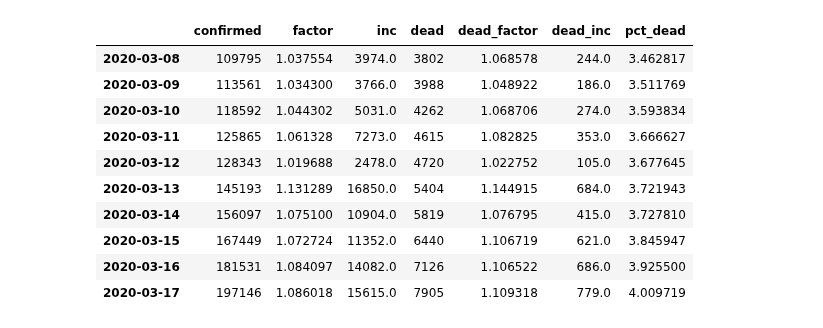
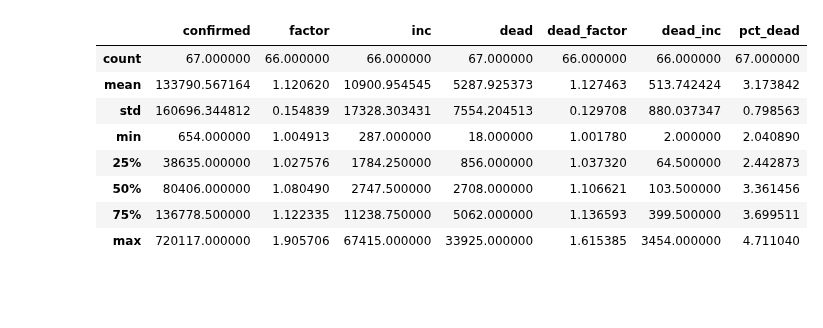
Before and after one commit to tolex3/note, a Jupyter notebook: covid_confirmed.ipynb, the cells around one changed output. Saved outputs shown, nothing was run; the diff lists cells and outputs as text; code cells hidden in the pictures; blank space fills up the shorter version.

```diff
--- a/covid_confirmed.ipynb
+++ b/covid_confirmed.ipynb
@@ -8,10 +8,10 @@ import seaborn as sns
 sns.set()
 
 df_confirmed = pd.read_csv(
-    '../../corona/COVID-19/csse_covid_19_data/csse_covid_19_time_series/time_series_19-covid-Confirmed.csv',
+    '../../corona/COVID-19/csse_covid_19_data/csse_covid_19_time_series/time_series_covid19_confirmed_global.csv',
                 sep=',',encoding='ISO8859-1')
 
 df_deceased = pd.read_csv(
-    '../../corona/COVID-19/csse_covid_19_data/csse_covid_19_time_series/time_series_19-covid-Deaths.csv',
+    '../../corona/COVID-19/csse_covid_19_data/csse_covid_19_time_series/time_series_covid19_deaths_global.csv',
                 sep=',',encoding='ISO8859-1')
 # %%
@@ -134,30 +112,30 @@ global_confirmed = df_confirmed.iloc[:,5:].sum()
 # %%
 global_deceased = df_deceased.iloc[:,5:].sum()
 global_deceased.index = pd.to_datetime(global_deceased.index)
 global_confirmed = df_confirmed.iloc[:,5:].sum()
 global_confirmed.index = pd.to_datetime(global_confirmed.index)
 
 global_data = pd.DataFrame(global_confirmed,columns=['confirmed'])
 global_data['factor'] = global_data['confirmed'] / global_data['confirmed'].shift()
 global_data['inc'] = global_data['confirmed'] - global_data['confirmed'].shift()
 global_data['dead'] = global_deceased
 global_data['dead_factor'] = global_data['dead'] / global_data['dead'].shift()
 global_data['dead_inc'] = global_data['dead'] - global_data['dead'].shift()
 global_data['pct_dead'] = 100 * global_data['dead'] /global_data['confirmed']
 global_data.index = pd.to_datetime(global_data.index)
-global_data.tail(10)
+global_data.to_pickle('global_data.pkl')
+global_data
+global_data.describe()
 # %% [output]
 |  | confirmed | factor | inc | dead | dead_factor | dead_inc | pct_dead |
-| 2020-03-08 | 109795 | 1.037554 | 3974.0 | 3802 | 1.068578 | 244.0 | 3.462817 |
-| 2020-03-09 | 113561 | 1.034300 | 3766.0 | 3988 | 1.048922 | 186.0 | 3.511769 |
-| 2020-03-10 | 118592 | 1.044302 | 5031.0 | 4262 | 1.068706 | 274.0 | 3.593834 |
-| 2020-03-11 | 125865 | 1.061328 | 7273.0 | 4615 | 1.082825 | 353.0 | 3.666627 |
-| 2020-03-12 | 128343 | 1.019688 | 2478.0 | 4720 | 1.022752 | 105.0 | 3.677645 |
-| 2020-03-13 | 145193 | 1.131289 | 16850.0 | 5404 | 1.144915 | 684.0 | 3.721943 |
-| 2020-03-14 | 156097 | 1.075100 | 10904.0 | 5819 | 1.076795 | 415.0 | 3.727810 |
-| 2020-03-15 | 167449 | 1.072724 | 11352.0 | 6440 | 1.106719 | 621.0 | 3.845947 |
-| 2020-03-16 | 181531 | 1.084097 | 14082.0 | 7126 | 1.106522 | 686.0 | 3.925500 |
-| 2020-03-17 | 197146 | 1.086018 | 15615.0 | 7905 | 1.109318 | 779.0 | 4.009719 |
+| count | 67.000000 | 66.000000 | 66.000000 | 67.000000 | 66.000000 | 66.000000 | 67.000000 |
+| mean | 133790.567164 | 1.120620 | 10900.954545 | 5287.925373 | 1.127463 | 513.742424 | 3.173842 |
+| std | 160696.344812 | 0.154839 | 17328.303431 | 7554.204513 | 0.129708 | 880.037347 | 0.798563 |
+| min | 654.000000 | 1.004913 | 287.000000 | 18.000000 | 1.001780 | 2.000000 | 2.040890 |
+| 25% | 38635.000000 | 1.027576 | 1784.250000 | 856.000000 | 1.037320 | 64.500000 | 2.442873 |
+| 50% | 80406.000000 | 1.080490 | 2747.500000 | 2708.000000 | 1.106621 | 103.500000 | 3.361456 |
+| 75% | 136778.500000 | 1.122335 | 11238.750000 | 5062.000000 | 1.136593 | 399.500000 | 3.699511 |
+| max | 720117.000000 | 1.905706 | 67415.000000 | 33925.000000 | 1.615385 | 3454.000000 | 4.711040 |
 # %%
 global_conf = np.log10(global_confirmed)
 
```
Also changed, not shown: parts of 12 cells of this notebook, 2 other files.
